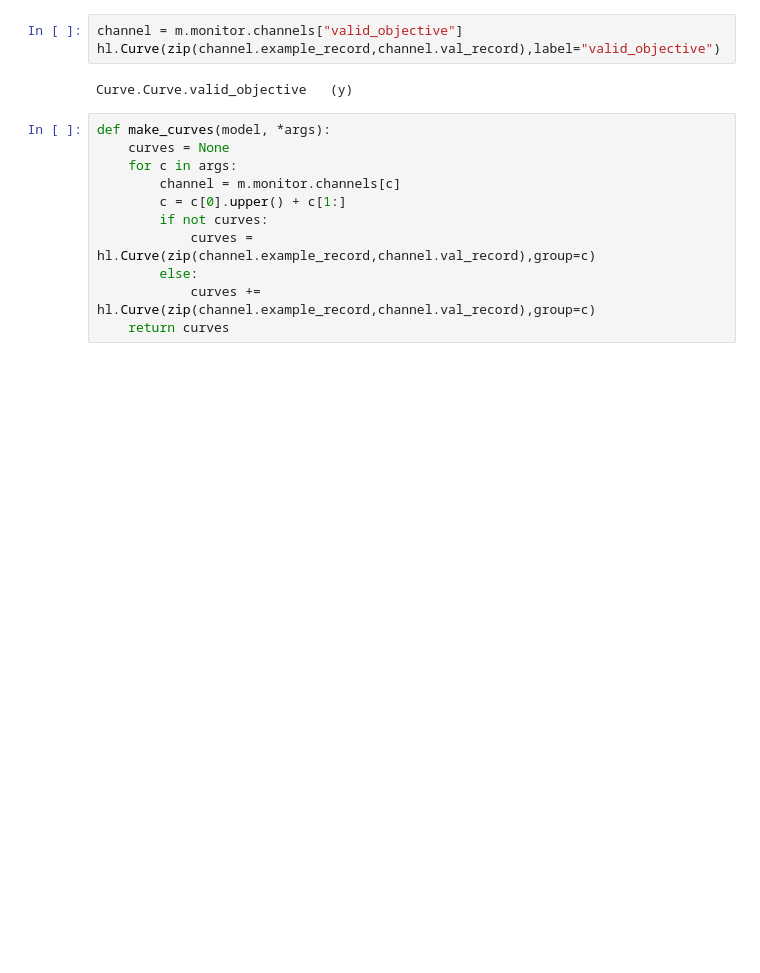
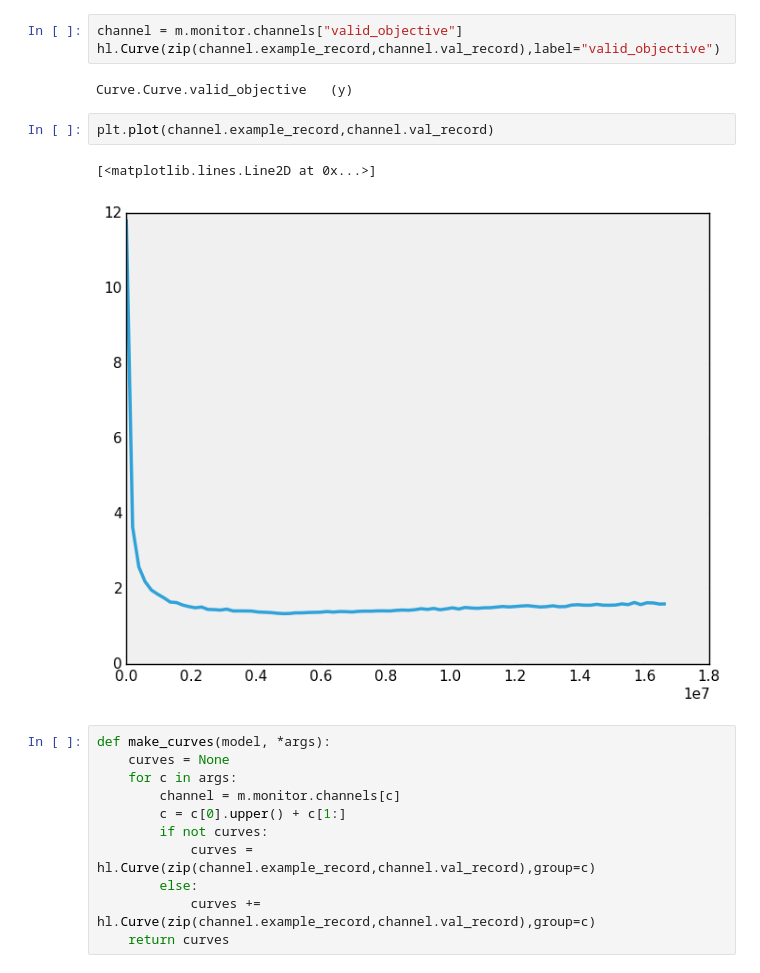
Before and after one commit to Neuroglycerin/neukrill-net-work, a Jupyter notebook: notebooks/Analyse alexnet_based_extra_convlayer model.ipynb, the cells around one changed output. Cells and saved outputs as stored; diff of their text form; blank space fills up the shorter version.

```diff
--- a/notebooks/Analyse alexnet_based_extra_convlayer model.ipynb
+++ b/notebooks/Analyse alexnet_based_extra_convlayer model.ipynb
@@ -30,6 +30,11 @@ channel = m.monitor.channels["valid_objective"]
 hl.Curve(zip(channel.example_record,channel.val_record),label="valid_objective")
 # %% [output]
 Curve.Curve.valid_objective   (y)
+# %%
+plt.plot(channel.example_record,channel.val_record)
+# %% [output]
+[<matplotlib.lines.Line2D at 0x...>]
+[figure, added]
 # %%
 def make_curves(model, *args):
     curves = None
```
Also changed, not shown: 2 other files.
